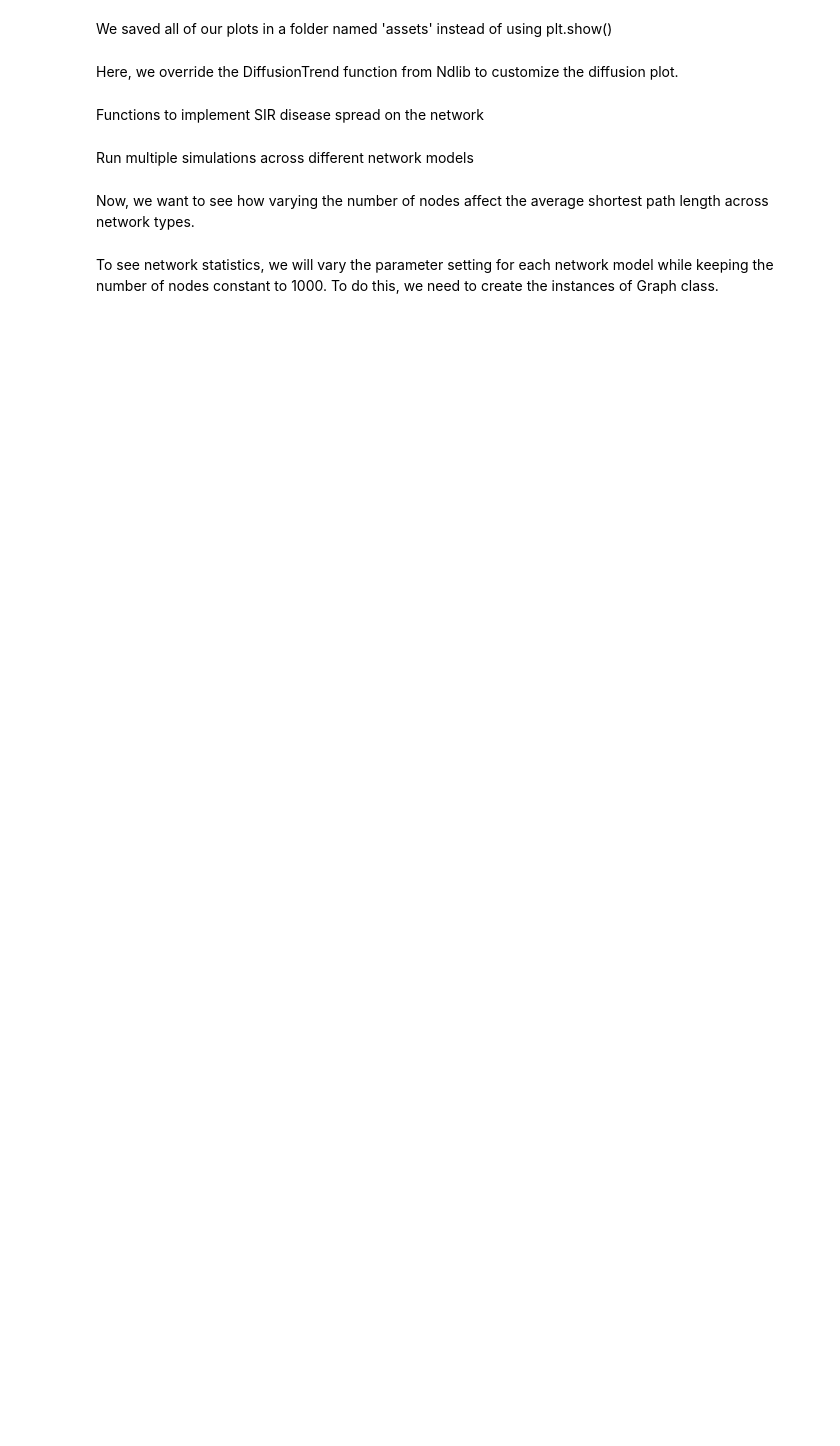
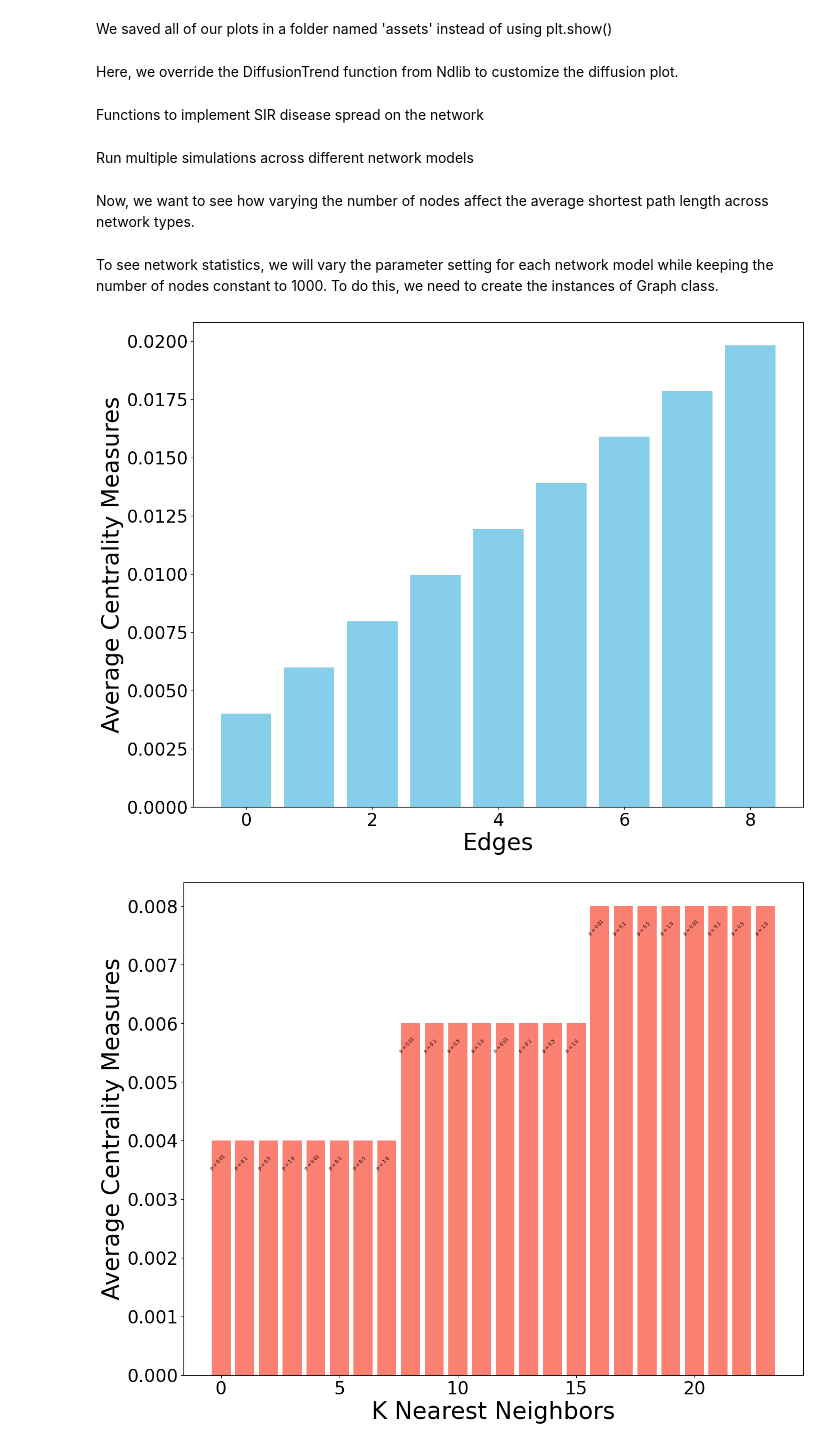
Before and after one commit to nabilasiregar/EpiModel, a Jupyter notebook: problem_2/diffusion.ipynb, the cells around one changed output. Drawn from its saved outputs; the diff is of its cells as text; code cells hidden in the pictures; blank space fills up the shorter version.

Commit message:
modify centrality measures

```diff
--- a/problem_2/diffusion.ipynb
+++ b/problem_2/diffusion.ipynb
@@ -294,52 +294,59 @@ plot_degree_distribution('er')
 # %%
 ba_avg_degree_centralities = []
 ws_avg_degree_centralities = []
 er_avg_degree_centralities = []
 
 for edge in ba_num_of_edges:
     ba_graph = graph.barabasi_albert(num_of_edges=edge)
     avg_degree_centrality = sum(nx.degree_centrality(ba_graph).values()) / N
     ba_avg_degree_centralities.append(avg_degree_centrality)
 
 for k in ws_k_nearest_neighbors:
     for p in ws_rewiring_probabilities:
         ws_graph = graph.watts_strogatz(k_nearest_neighbors=k, rewiring_probability=p)
         avg_degree_centrality = sum(nx.degree_centrality(ws_graph).values()) / N
         ws_avg_degree_centralities.append(avg_degree_centrality)
 
 for p in er_creation_probabilities:
     er_graph = graph.erdos_renyi(edge_creation_probability=p)
     avg_degree_centrality = sum(nx.degree_centrality(er_graph).values()) / N
     er_avg_degree_centralities.append(avg_degree_centrality)
 
-# Visualization
-fig, axes = plt.subplots(3, 1, figsize=(10, 15))
+# Visualization for Barabási-Albert Average Degree Centrality
+plt.figure(figsize=(15, 12))
+plt.bar(range(len(ba_avg_degree_centralities)), ba_avg_degree_centralities, color='skyblue')
+plt.xlabel('Edges', fontsize=32)
+plt.xticks(fontsize=24)
+plt.ylabel('Average Centrality Measures', fontsize=32)
+plt.yticks(fontsize=24)
+plt.savefig('../assets/ba_centrality.png')
 
-axes[0].bar(range(len(ba_avg_degree_centralities)), ba_avg_degree_centralities, color='skyblue')
-axes[0].set_title('Barabási-Albert Average Degree Centrality')
-axes[0].set_xlabel('Edges')
-axes[0].set_ylabel('Average Degree Centrality')
-
-bars = axes[1].bar(range(len(ws_avg_degree_centralities)), ws_avg_degree_centralities, color='salmon')
-axes[1].set_title('Watts-Strogatz Average Degree Centrality')
-axes[1].set_xlabel('K Nearest Neighbors')
-axes[1].set_ylabel('Average Degree Centrality')
-
-# to label each bar in the WS plot with rewiring probability
+# Visualization for Watts-Strogatz Average Degree Centrality
+plt.figure(figsize=(15, 12))
+bars = plt.bar(range(len(ws_avg_degree_centralities)), ws_avg_degree_centralities, color='salmon')
+plt.xlabel('K Nearest Neighbors', fontsize=32)
+plt.xticks(fontsize=24)
+plt.ylabel('Average Centrality Measures', fontsize=32)
+plt.yticks(fontsize=24)
 for idx, bar in enumerate(bars):
     rewiring_prob = ws_rewiring_probabilities[idx % len(ws_rewiring_probabilities)]
-    axes[1].text(bar.get_x() + bar.get_width() / 2 - 0.15,
-                 bar.get_height() - 0.0005,
-                 f'p = {rewiring_prob}',
-                 ha='center',
-                 color='black',
-                 rotation=45,
-                 fontsize=6)
+    plt.text(bar.get_x() + bar.get_width() / 2 - 0.15,
+             bar.get_height() - 0.0005,
+             f'p = {rewiring_prob}',
+             ha='center',
+             color='black',
+             rotation=45,
+             fontsize=6)
+plt.savefig('../assets/ws_centrality.png')
 
-axes[2].bar(range(len(er_avg_degree_centralities)), er_avg_degree_centralities, color='lightgreen')
-axes[2].set_title('Erdős–Rényi Average Degree Centrality')
-axes[2].set_xlabel('Edge Creation Probability')
-axes[2].set_ylabel('Average Degree Centrality')
-
-plt.tight_layout()
-# plt.savefig('../assets/centrality_measures.png')
+# Visualization for Erdős–Rényi Average Degree Centrality
+plt.figure(figsize=(15, 12))
+plt.bar(range(len(er_avg_degree_centralities)), er_avg_degree_centralities, color='lightgreen')
+plt.xlabel('Edge Creation Probability', fontsize=32)
+plt.xticks(fontsize=24)
+plt.ylabel('Average Centrality Measures', fontsize=32)
+plt.yticks(fontsize=24)
+plt.savefig('../assets/er_centrality.png')
+# %% [output]
+[figure, added]
+[figure, added]
```
Also changed, not shown: parts of 2 cells of this notebook.
